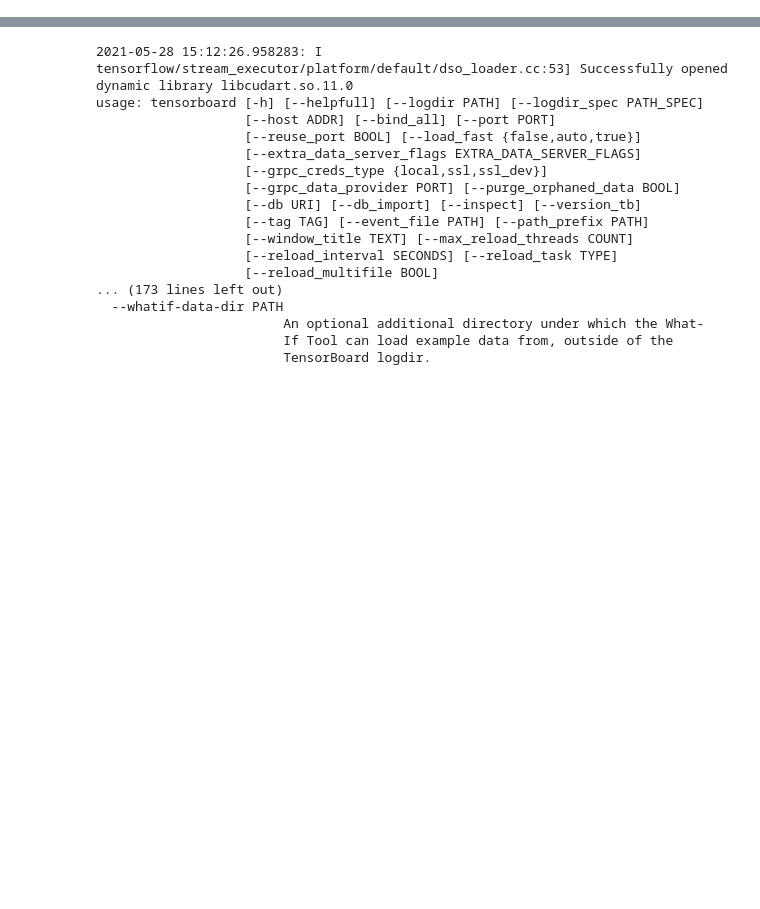
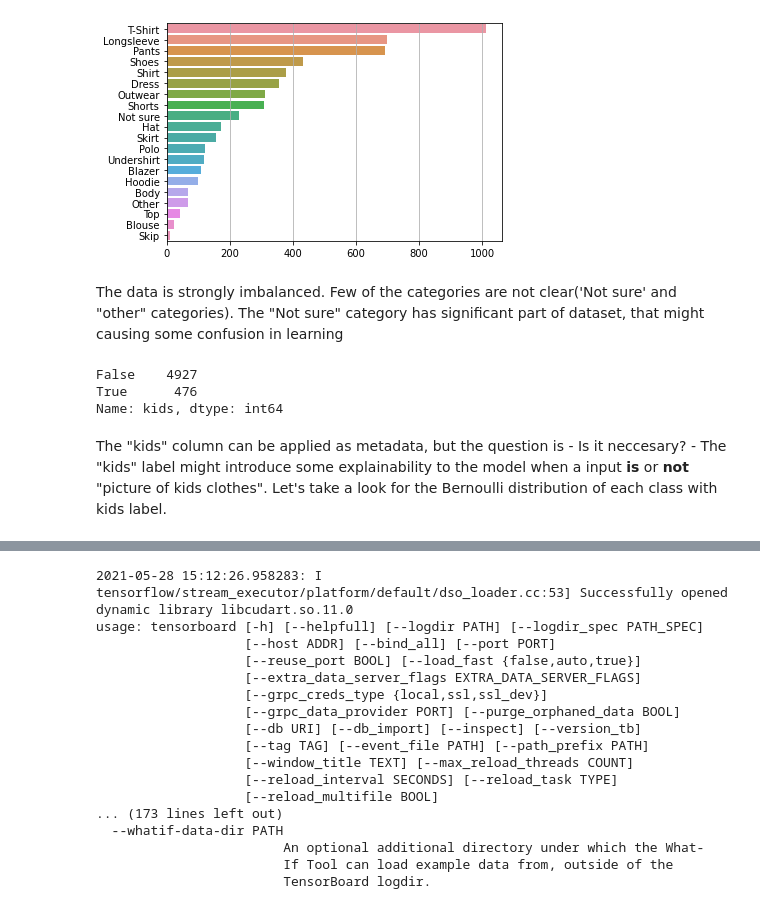
Before and after one commit to Jakubelo/ClothesClassifier, a Jupyter notebook: CVClothesClassification.ipynb, the cells around one changed output, grey strips where cells are left out. Drawn from its saved outputs; the diff is of its cells as text; code cells hidden in the pictures; blank space fills up the shorter version.

Commit message:
EDA of dataset finished

```diff
--- a/CVClothesClassification.ipynb
+++ b/CVClothesClassification.ipynb
@@ -37,0 +18,3 @@ from torch.utils.tensorboard import SummaryWriter as SW
+# %%
+df = pd.read_csv('/content/images.csv')
+df.head(3)
@@ -37,0 +40,17 @@ from torch.utils.tensorboard import SummaryWriter as SW
+# %%
+labels_stats = df.label.value_counts()
+g = sns.barplot(x=labels_stats.values, y=labels_stats.index, orient='h')
+plt.grid(axis='x')
+plt.show()
+# %% [output]
+[figure, added]
+# %% [markdown]
+The data is strongly imbalanced. Few of the categories are  not clear('Not sure' and "other" categories). The "Not sure" category has significant part of dataset, that might causing some confusion in learning
+# %%
+df.kids.value_counts()
+# %% [output]
+False    4927
+True      476
+Name: kids, dtype: int64
+# %% [markdown]
+The "kids" column can be applied as metadata, but the question is - Is it neccesary? - The "kids" label might introduce some explainability to the model when a input **is** or **not** "picture of kids clothes". Let's take a look for the Bernoulli distribution of each class with kids label.
```
Also changed, not shown: parts of 13 cells of this notebook.
